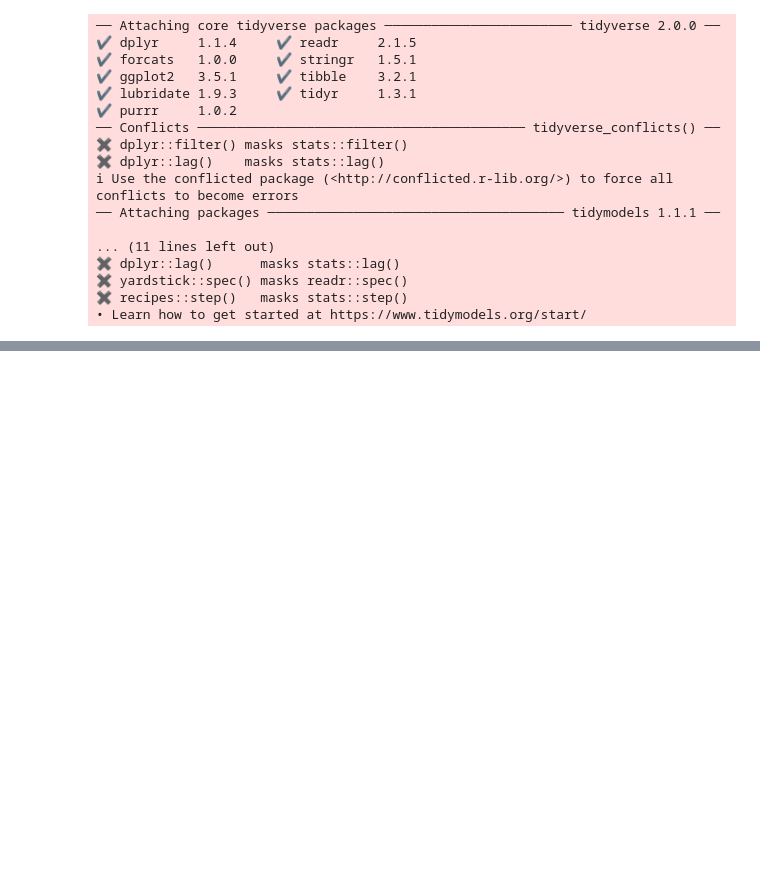
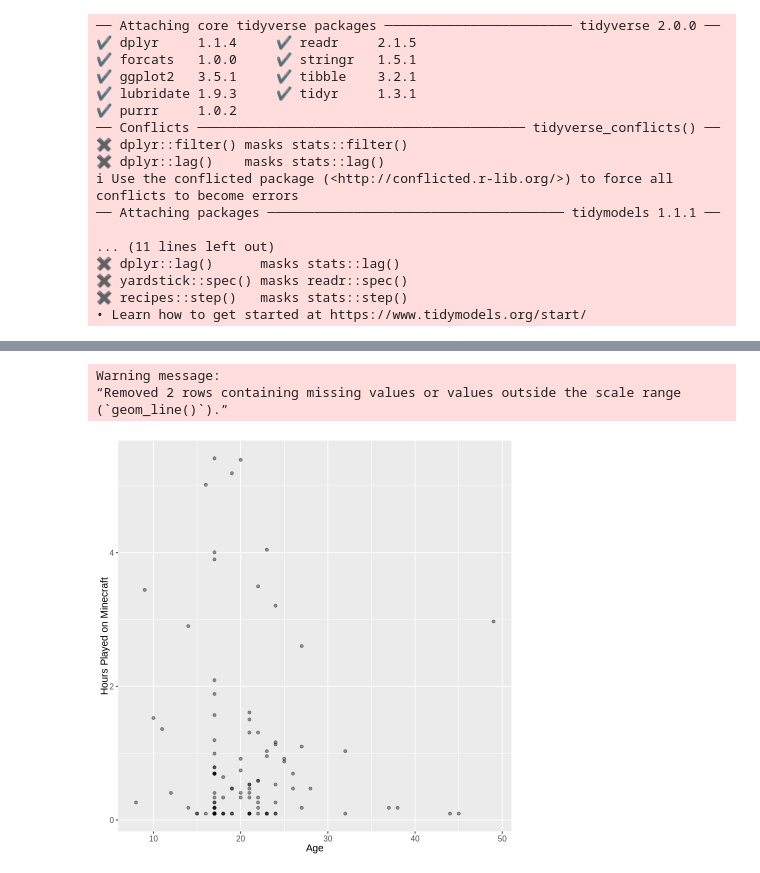
Before and after one commit to cindyttt/dsci-100-2025-final-project, a Jupyter notebook: analysis.ipynb, the cells around one changed output, grey strips where cells are left out. Drawn from its saved outputs; the diff is of its cells as text; code cells hidden in the pictures; blank space fills up the shorter version.

Commit message:
added plot

```diff
--- a/analysis.ipynb
+++ b/analysis.ipynb
@@ -108,2 +107,15 @@ players_split <- initial_split(players_final, prop = 0.70, strata = gender)
 players_train <- training(players_split)
 players_test <- testing(players_split)
+# %%
+lm_spec <- linear_reg() |>
+  set_engine("lm") |>
+  set_mode("regression")
+
+lm_recipe <- recipe(played_hours ~ Age, data = players_train)
+
+lm_fit <- workflow() |>
+  add_recipe(lm_recipe) |>
+  add_model(lm_spec) |>
+  fit(data = players_train)
+
+lm_fit
@@ -109,0 +153,28 @@ players_test <- testing(players_split)
+# %%
+Age_prediction_grid <- tibble(
+  Age = c(
+    players |> pull(Age) |> min(),
+    players |> pull(Age) |> max()
+  )
+)
+
+Age_preds <- lm_fit |>
+  predict(Age_prediction_grid) |>
+  bind_cols(Age_prediction_grid)
+# %%
+lm_plot_final <- ggplot(players_final, aes(x = Age, y = played_hours)) +
+  geom_point(alpha = 0.4) +
+  geom_line(data = Age_preds,
+            mapping = aes(x = Age, y = .pred),
+            color = "steelblue",
+            linewidth = 1) +
+  xlab("Age") +
+  ylab("Hours Played on Minecraft") +
+  theme(text = element_text(size = 12))
+
+lm_plot_final
+# %% [output]
+Warning message:
+“Removed 2 rows containing missing values or values outside the scale range
+(`geom_line()`).”
+[figure, added]
```
Also changed, not shown: parts of 6 cells of this notebook.
